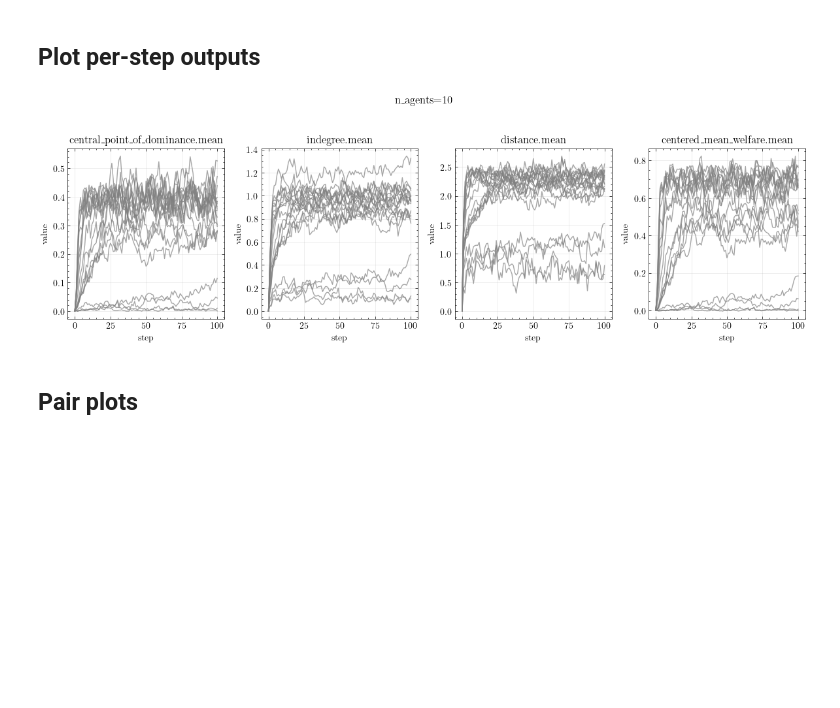
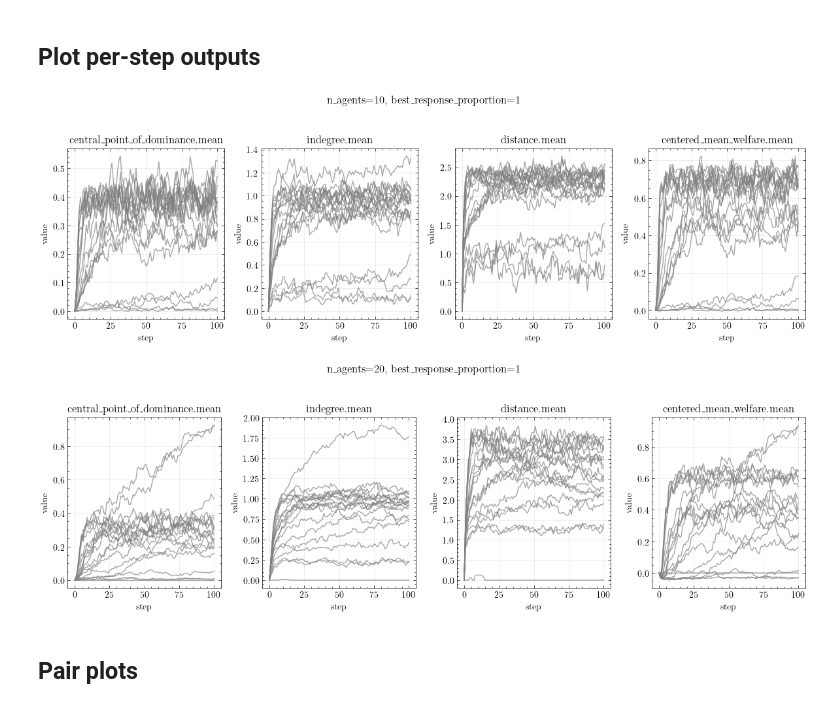
Before and after one commit to hdahmou/Network_creation, a Jupyter notebook: notebooks/task_result_loader.ipynb, the cells around one changed output. Cells and saved outputs as stored; diff of their text form; code cells hidden in the pictures; blank space fills up the shorter version.

```diff
--- a/notebooks/task_result_loader.ipynb
+++ b/notebooks/task_result_loader.ipynb
@@ -177,45 +226,57 @@ timeseries = ds["x"]
 final = timeseries.isel(step=-1)
 observables = tuple(ds.coords["observable"].values)
 steps = ds.coords["step"].values
-n_agents_by_sample = ds["theta"].sel(theta_parameter="n_agents").values
-n_agents_values = np.unique(n_agents_by_sample)
+n_agents_values = ds.coords["n_agents"].values
+proportion_values = ds.coords[policy_proportion_dim].values
 parameter_rows = ds.coords["parameter_row"].values
 # %%
 for selected_n_agents in n_agents_values:
-    sample_indices = np.flatnonzero(n_agents_by_sample == selected_n_agents)
-    if sample_indices.size == 0:
-        continue
+    for selected_proportion in proportion_values:
+        selector = {
+            "n_agents": selected_n_agents,
+            policy_proportion_dim: selected_proportion,
+        }
+        selected_timeseries = timeseries.sel(selector)
+        row_values = selected_timeseries.values.reshape(
+            selected_timeseries.sizes["parameter_row"],
+            -1,
+        )
+        valid_positions = np.flatnonzero(np.isfinite(row_values).any(axis=1))
+        if valid_positions.size == 0:
+            continue
 
-    fig, axes = plt.subplots(1, len(observables), figsize=(12, 4), sharex=True)
-    axes = np.atleast_1d(axes)
+        fig, axes = plt.subplots(1, len(observables), figsize=(12, 4), sharex=True)
+        axes = np.atleast_1d(axes)
 
-    selected_timeseries = timeseries.isel(sample=sample_indices)
-    n_subset = min(20, sample_indices.size)
-    chosen_positions = rng.choice(sample_indices.size, size=n_subset, replace=False)
+        n_subset = min(20, valid_positions.size)
+        chosen_positions = rng.choice(valid_positions, size=n_subset, replace=False)
 
-    for observable_index, observable_name in enumerate(observables):
-        series = selected_timeseries.sel(observable=observable_name)
-        for sample_position in chosen_positions:
-            parameter_row = int(selected_timeseries.coords["parameter_row"].values[sample_position])
-            axes[observable_index].plot(
-                steps,
-                series.isel(sample=sample_position).values,
-                alpha=0.7,
-                label=f"row={parameter_row}",
-                c="gray",
-            )
+        for observable_index, observable_name in enumerate(observables):
+            series = selected_timeseries.sel(observable=observable_name)
+            for row_position in chosen_positions:
+                parameter_row = int(parameter_rows[row_position])
+                axes[observable_index].plot(
+                    steps,
+                    series.isel(parameter_row=row_position).values,
+                    alpha=0.7,
+                    label=f"row={parameter_row}",
+                    c="gray",
+                )
 
-        axes[observable_index].set_title(str(observable_name))
-        axes[observable_index].set_xlabel("step")
-        axes[observable_index].set_ylabel("value")
-        axes[observable_index].grid(alpha=0.3)
+            axes[observable_index].set_title(str(observable_name))
+            axes[observable_index].set_xlabel("step")
+            axes[observable_index].set_ylabel("value")
+            axes[observable_index].grid(alpha=0.3)
 
-    fig.suptitle(f"n_agents={int(selected_n_agents)}")
-    handles, labels = axes[0].get_legend_handles_labels()
-    plt.tight_layout(rect=(0, 0, 1, 0.94))
-    plt.show()
+        fig.suptitle(
+            f"n_agents={int(selected_n_agents)}, "
+            f"{policy_proportion_dim}={float(selected_proportion):.3g}"
+        )
+        plt.tight_layout(rect=(0, 0, 1, 0.94))
+        plt.show()
 # %% [output]
-[figure, old version]
+[figure, new version]
+[figure, added]
 # %% [markdown]
 ## Pair plots
 # %%
```
Also changed, not shown: parts of 13 cells of this notebook, 4 other files.
